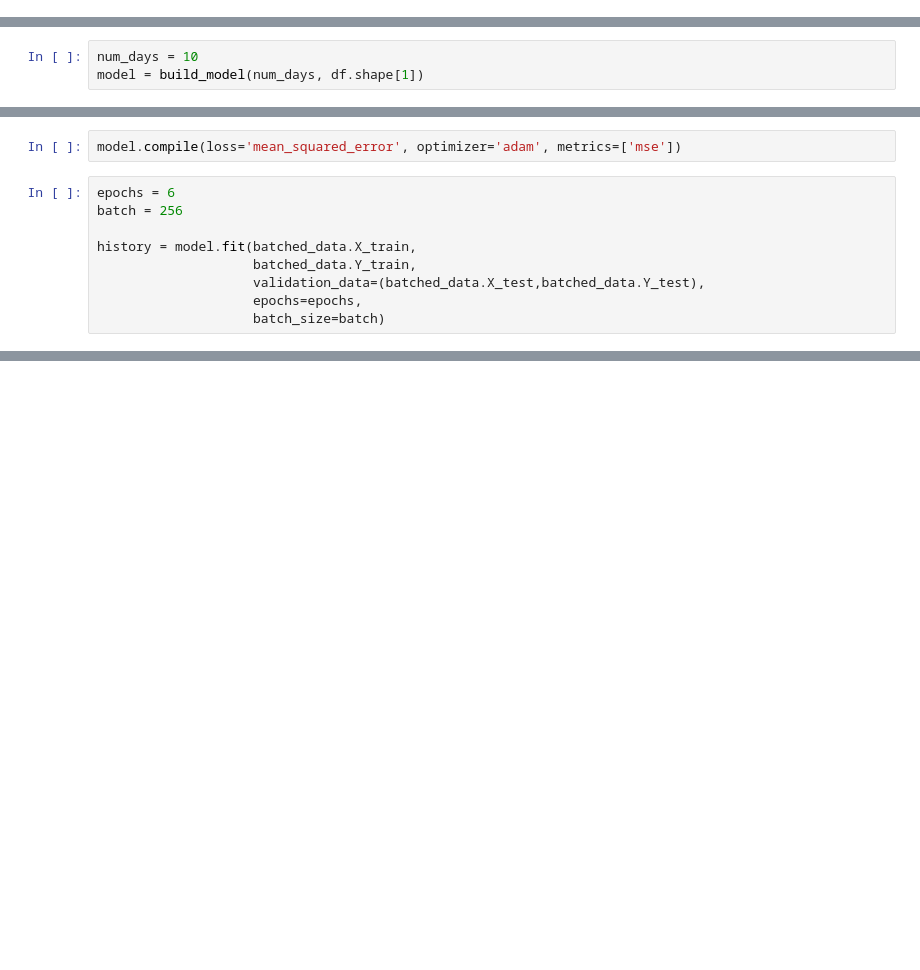
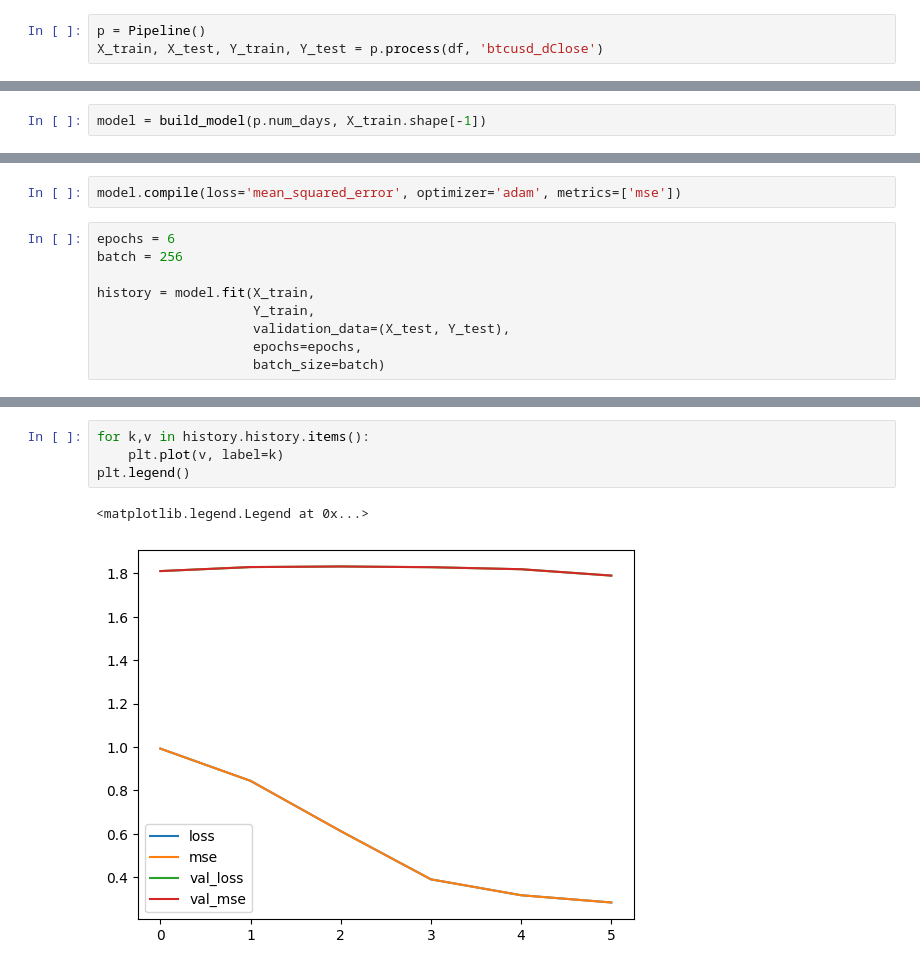
Before and after one commit to Maciej-GBS/SIML-UE, a Jupyter notebook: Projekt.ipynb, the cells around one changed output, grey strips where cells are left out. Cells and saved outputs as stored; diff of their text form; blank space fills up the shorter version.

Commit message:
added siml pipeline

```diff
--- a/Projekt.ipynb
+++ b/Projekt.ipynb
@@ -44,0 +51,3 @@ Y_train = X_train
+# %%
+p = Pipeline()
+X_train, X_test, Y_train, Y_test = p.process(df, 'btcusd_dClose')
@@ -45,5 +60,4 @@ Y_train = X_train
 # %%
 from siml_model import build_model
 # %%
-num_days = 10
-model = build_model(num_days, df.shape[1])
+model = build_model(p.num_days, X_train.shape[-1])
@@ -53,8 +71,8 @@ model.compile(loss='mean_squared_error', optimizer='adam', metrics=['mse'])
 epochs = 6
 batch = 256
 
-history = model.fit(batched_data.X_train,
-                    batched_data.Y_train,
-                    validation_data=(batched_data.X_test,batched_data.Y_test),
+history = model.fit(X_train,
+                    Y_train,
+                    validation_data=(X_test, Y_test),
                     epochs=epochs,
                     batch_size=batch)
@@ -60,0 +93,7 @@ history = model.fit(batched_data.X_train,
+# %%
+for k,v in history.history.items():
+    plt.plot(v, label=k)
+plt.legend()
+# %% [output]
+<matplotlib.legend.Legend at 0x...>
+[figure, added]
```
Also changed, not shown: parts of 17 cells of this notebook, 2 other files.
